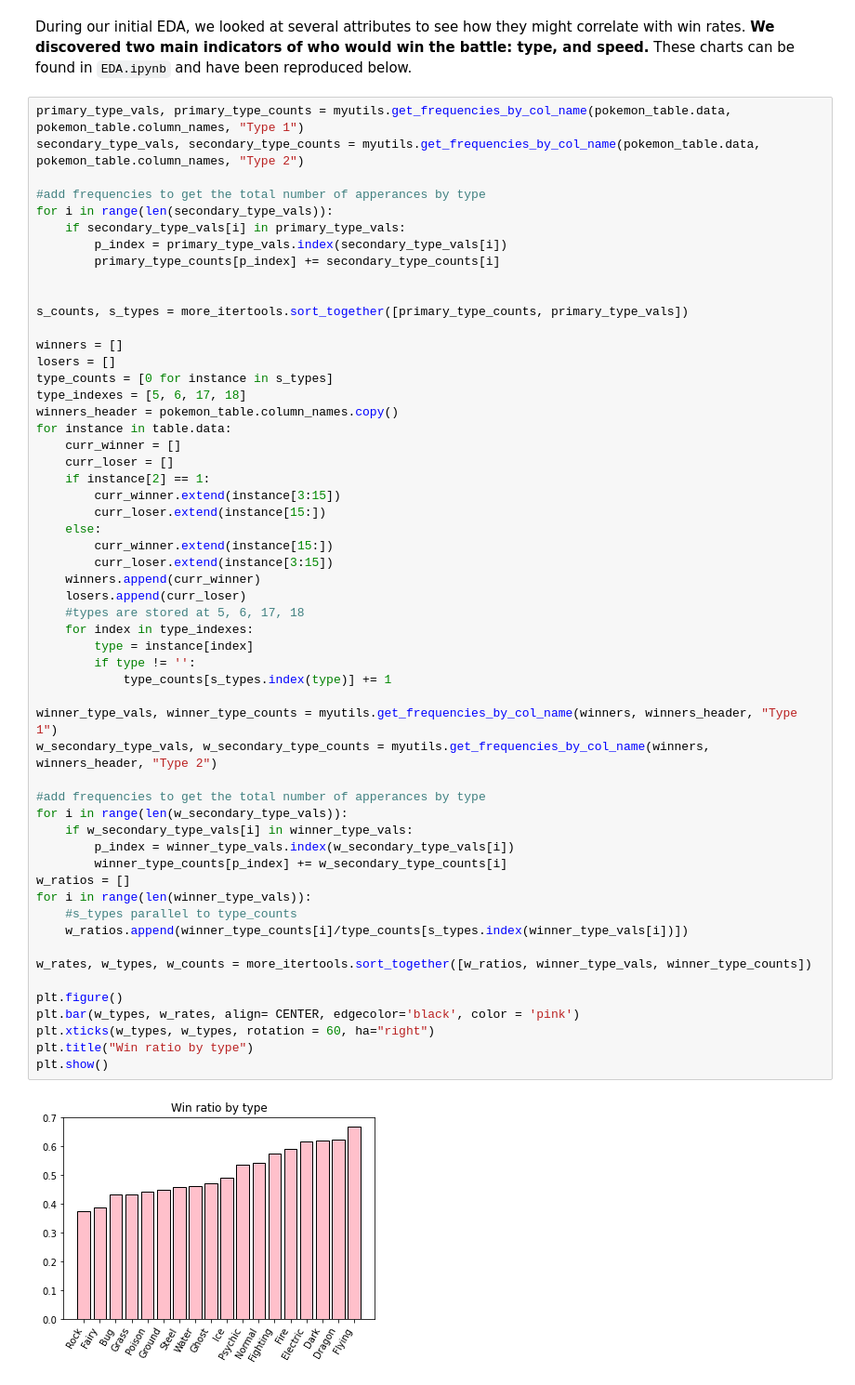
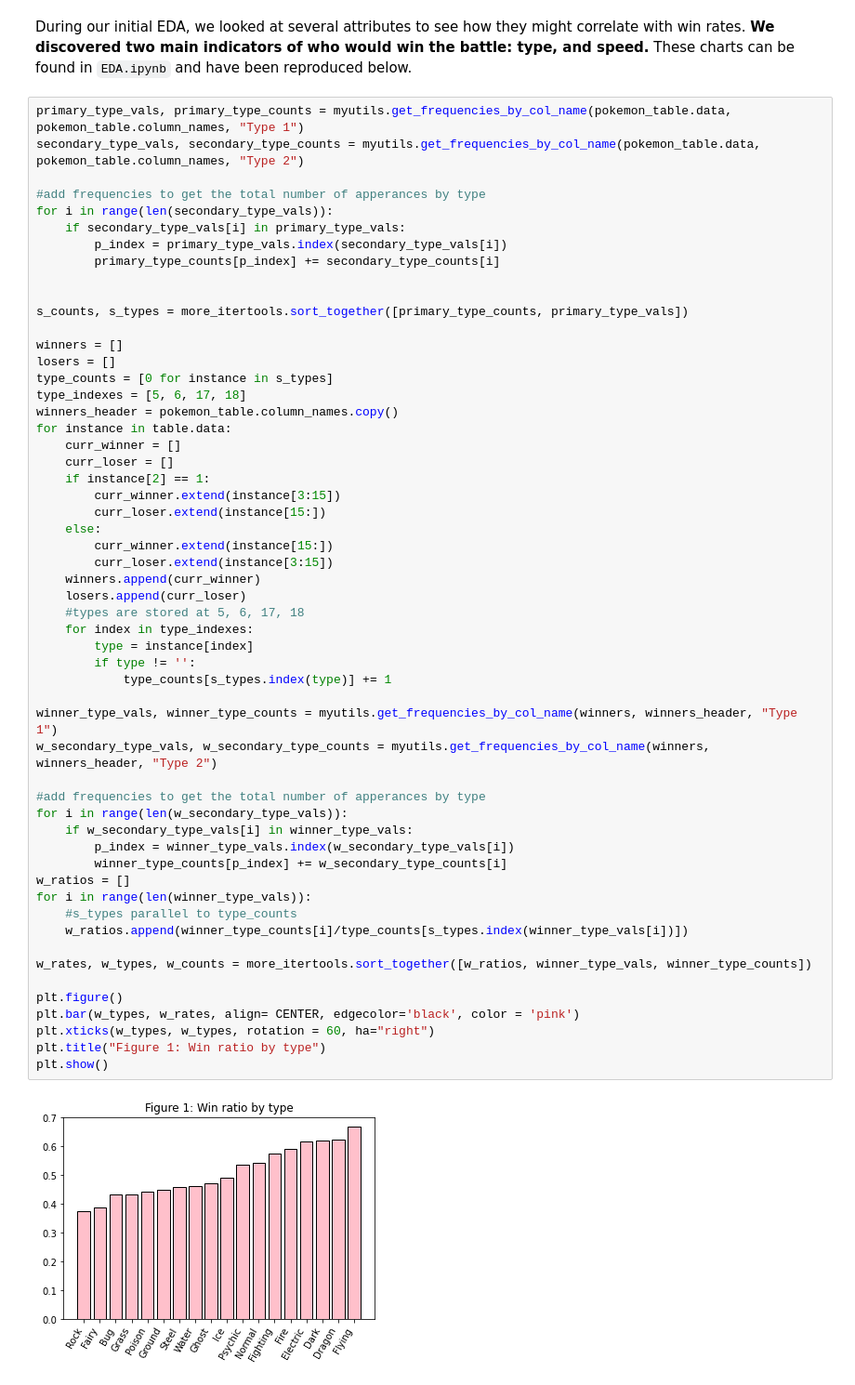
Before and after one commit to emilyinkrott/322-project, a Jupyter notebook: technical_report.ipynb, the cells around one changed output. Shown at 93% size. Saved outputs shown, nothing was run; the diff lists cells and outputs as text.

```diff
--- a/technical_report.ipynb
+++ b/technical_report.ipynb
@@ -92,33 +92,33 @@ for instance in table.data:
         curr_winner.extend(instance[15:])
         curr_loser.extend(instance[3:15])
     winners.append(curr_winner)
     losers.append(curr_loser)
     #types are stored at 5, 6, 17, 18
     for index in type_indexes:
         type = instance[index]
         if type != '':
             type_counts[s_types.index(type)] += 1
 
 winner_type_vals, winner_type_counts = myutils.get_frequencies_by_col_name(winners, winners_header, "Type 1")
 w_secondary_type_vals, w_secondary_type_counts = myutils.get_frequencies_by_col_name(winners, winners_header, "Type 2")
 
 #add frequencies to get the total number of apperances by type
 for i in range(len(w_secondary_type_vals)):
     if w_secondary_type_vals[i] in winner_type_vals:
         p_index = winner_type_vals.index(w_secondary_type_vals[i])
         winner_type_counts[p_index] += w_secondary_type_counts[i]
 w_ratios = []
 for i in range(len(winner_type_vals)):
     #s_types parallel to type_counts
     w_ratios.append(winner_type_counts[i]/type_counts[s_types.index(winner_type_vals[i])])
 
 w_rates, w_types, w_counts = more_itertools.sort_together([w_ratios, winner_type_vals, winner_type_counts])
 
 plt.figure()
 plt.bar(w_types, w_rates, align= CENTER, edgecolor='black', color = 'pink')
 plt.xticks(w_types, w_types, rotation = 60, ha="right")
-plt.title("Win ratio by type")
+plt.title("Figure 1: Win ratio by type")
 plt.show()
 # %% [output]
-[figure, old version]
+[figure, new version]
 # %% [markdown]
```
Also changed, not shown: parts of 4 cells of this notebook.
